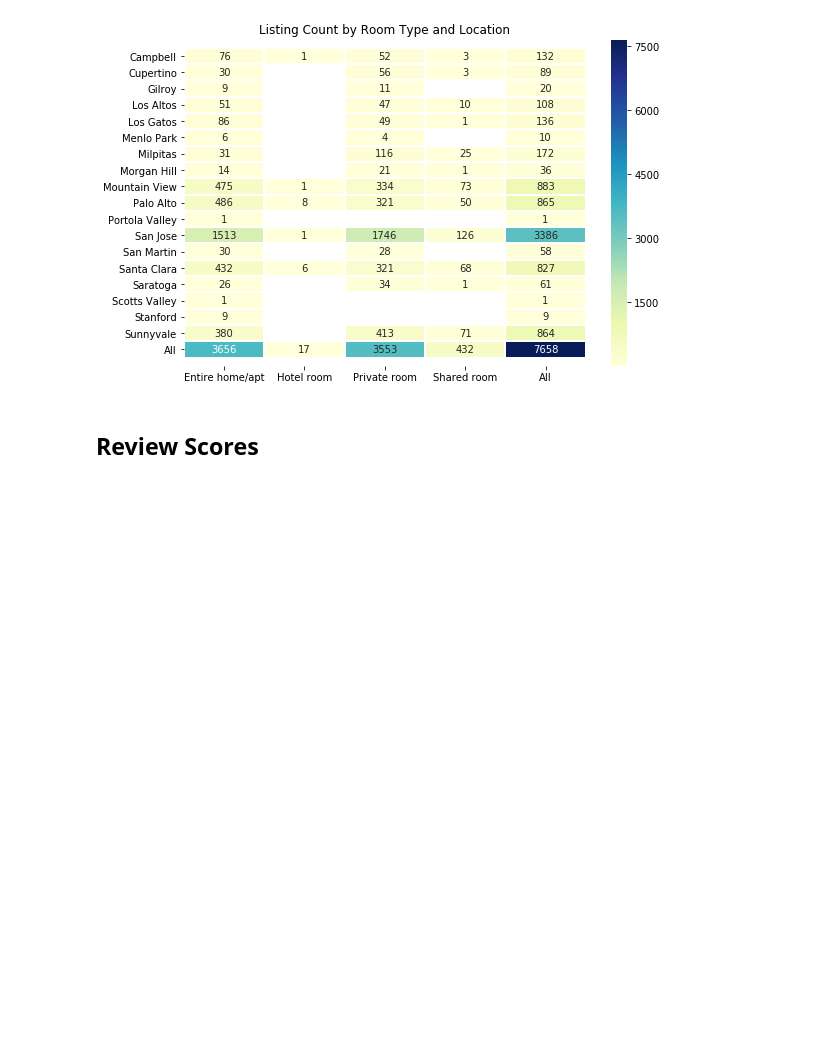
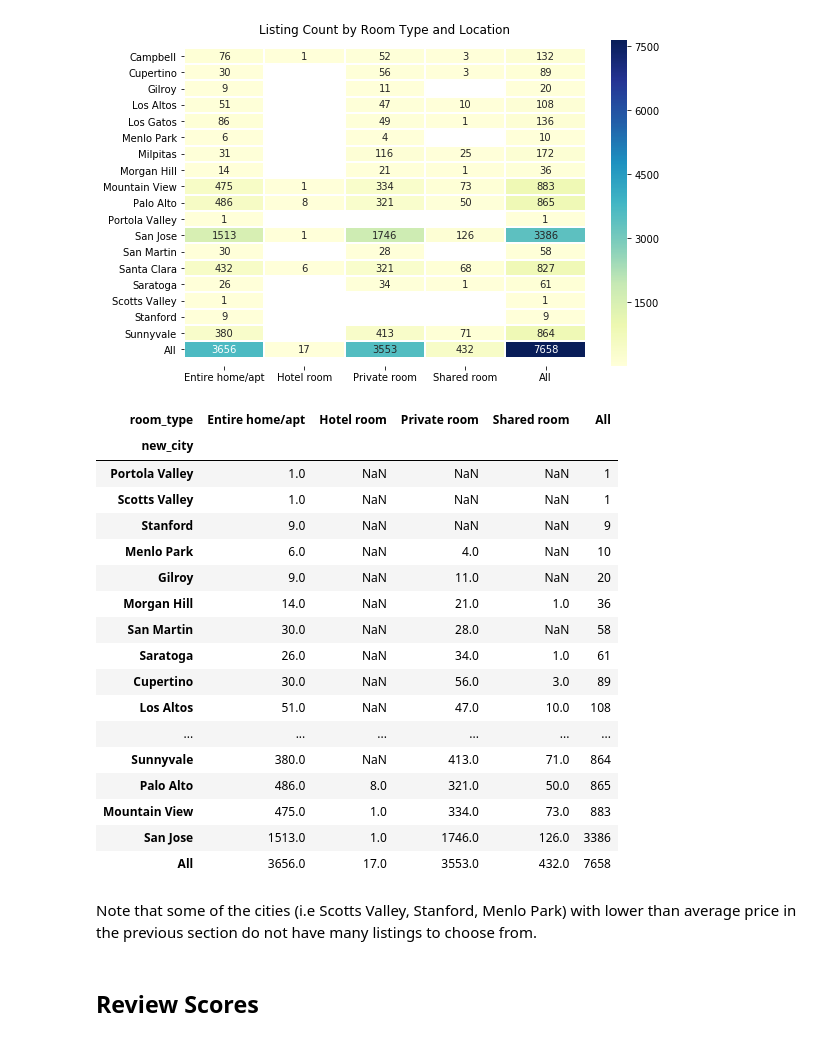
Before and after one commit to caroger/airbnb, a Jupyter notebook: listing.ipynb, the cells around one changed output. Saved outputs shown, nothing was run; the diff lists cells and outputs as text; code cells hidden in the pictures; blank space fills up the shorter version.

```diff
--- a/listing.ipynb
+++ b/listing.ipynb
@@ -600,6 +650,29 @@ plt.savefig(
 )
 # %% [output]
 [figure]
+# %%
+table.sort_values(by=["All"], ascending=True)
+# %% [output]
+| room_type | Entire home/apt | Hotel room | Private room | Shared room | All |
+| new_city |  |  |  |  |  |
+| Portola Valley | 1.0 | NaN | NaN | NaN | 1 |
+| Scotts Valley | 1.0 | NaN | NaN | NaN | 1 |
+| Stanford | 9.0 | NaN | NaN | NaN | 9 |
+| Menlo Park | 6.0 | NaN | 4.0 | NaN | 10 |
+| Gilroy | 9.0 | NaN | 11.0 | NaN | 20 |
+| Morgan Hill | 14.0 | NaN | 21.0 | 1.0 | 36 |
+| San Martin | 30.0 | NaN | 28.0 | NaN | 58 |
+| Saratoga | 26.0 | NaN | 34.0 | 1.0 | 61 |
+| Cupertino | 30.0 | NaN | 56.0 | 3.0 | 89 |
+| Los Altos | 51.0 | NaN | 47.0 | 10.0 | 108 |
+| ... | ... | ... | ... | ... | ... |
+| Sunnyvale | 380.0 | NaN | 413.0 | 71.0 | 864 |
+| Palo Alto | 486.0 | 8.0 | 321.0 | 50.0 | 865 |
+| Mountain View | 475.0 | 1.0 | 334.0 | 73.0 | 883 |
+| San Jose | 1513.0 | 1.0 | 1746.0 | 126.0 | 3386 |
+| All | 3656.0 | 17.0 | 3553.0 | 432.0 | 7658 |
+# %% [markdown]
+Note that some of the cities (i.e Scotts Valley, Stanford, Menlo Park) with lower than average price in the previous section do not have many listings to choose from.
 # %% [markdown]
 ## Review Scores
 # %% [markdown]
```
Also changed, not shown: parts of 52 cells of this notebook.
